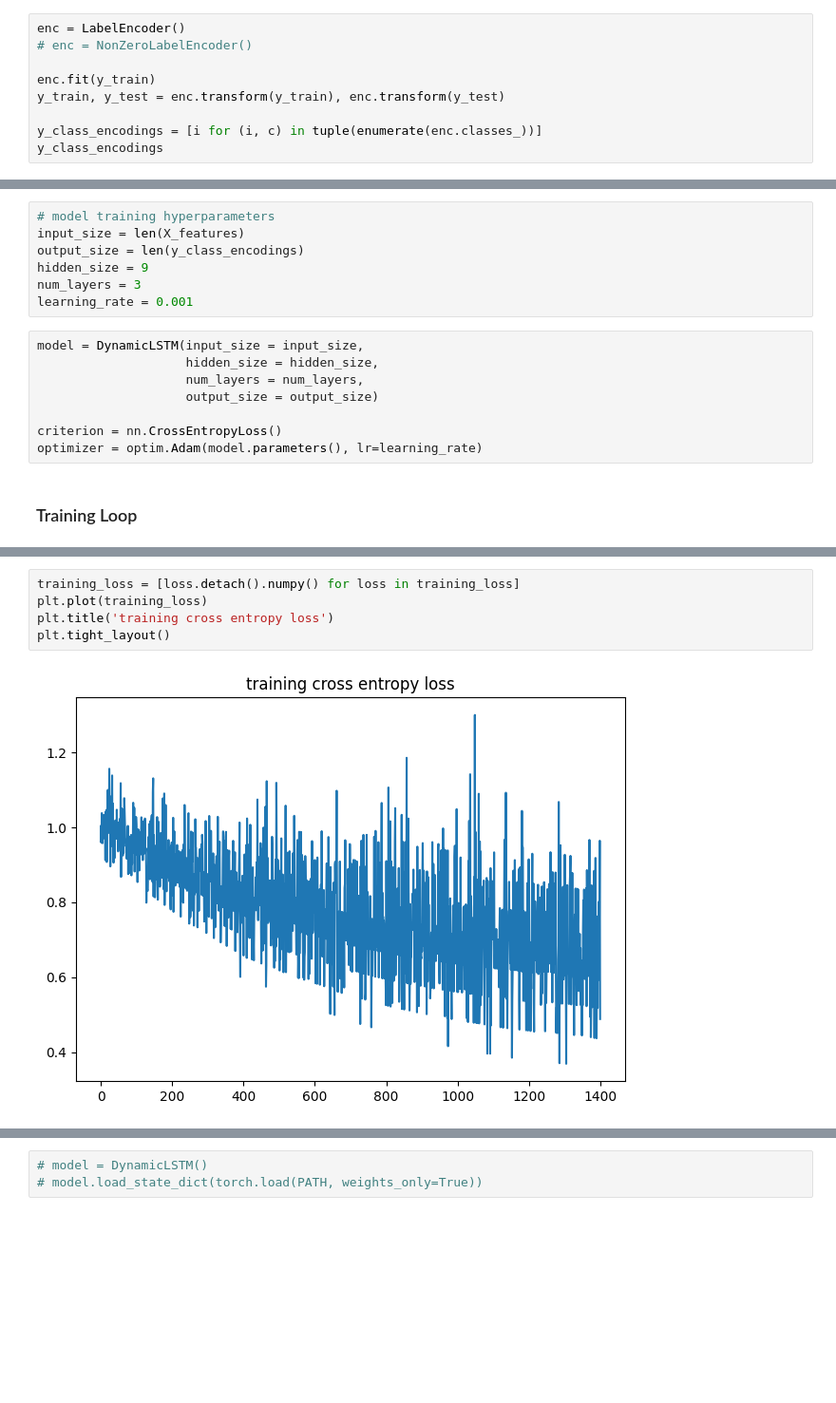
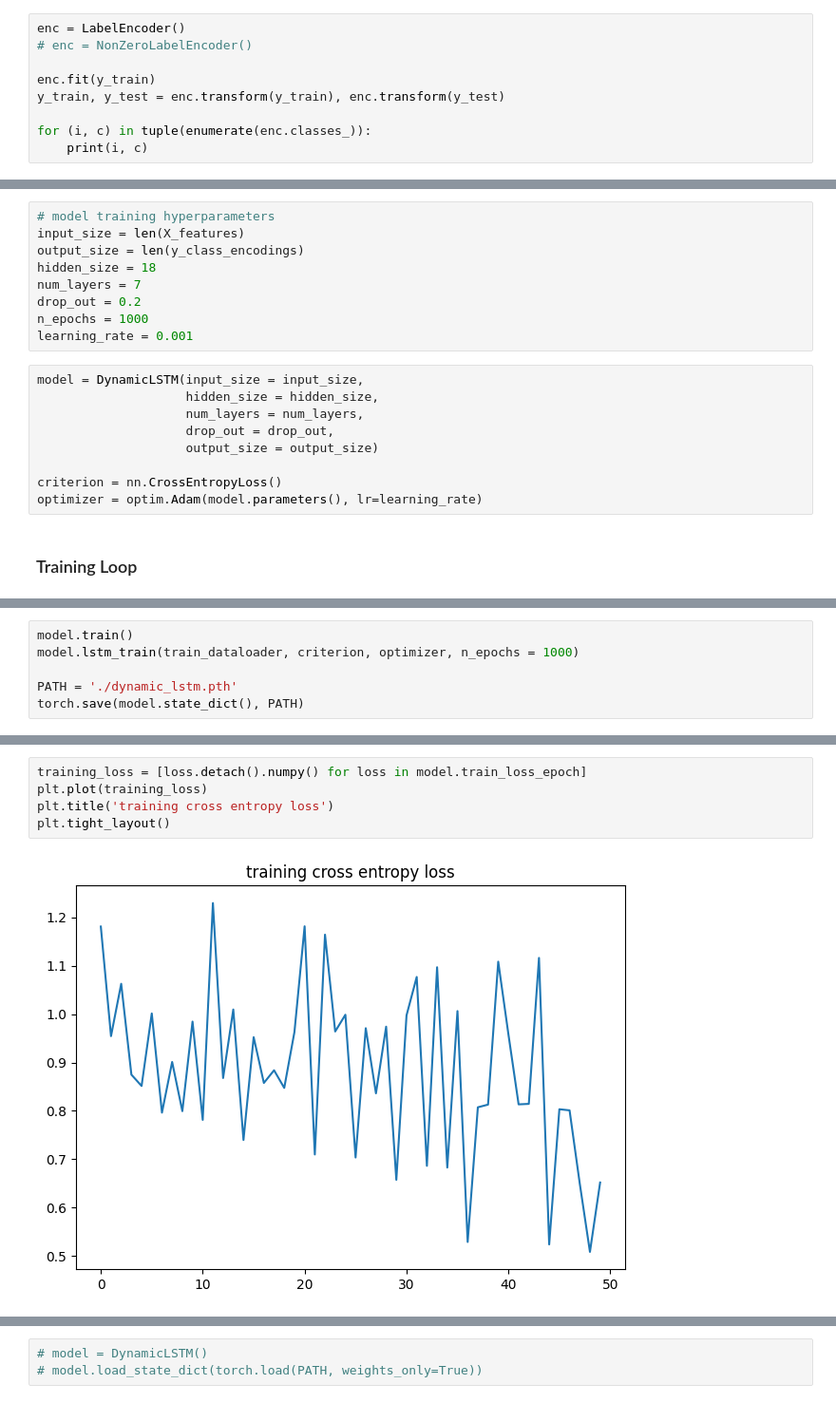
Before and after one commit to kmazurczyk/power-grid-time-series-classification, a Jupyter notebook: models/LSTM-RNN.ipynb, the cells around one changed output, grey strips where cells are left out. Shown at 95% size. Cells and saved outputs as stored; diff of their text form; blank space fills up the shorter version.

Commit message:
data augmentation for LSTM

```diff
--- a/models/LSTM-RNN.ipynb
+++ b/models/LSTM-RNN.ipynb
@@ -88,6 +88,6 @@ enc = LabelEncoder()
 enc.fit(y_train)
 y_train, y_test = enc.transform(y_train), enc.transform(y_test)
 
-y_class_encodings = [i for (i, c) in tuple(enumerate(enc.classes_))]
-y_class_encodings
+for (i, c) in tuple(enumerate(enc.classes_)):
+    print(i, c)
 # %% [output]
@@ -134,13 +163,16 @@ test_dataloader = DataLoader(test_dataset, batch_size=16, shuffle=True, collate_
 # model training hyperparameters
 input_size = len(X_features)
 output_size = len(y_class_encodings)
-hidden_size = 9
-num_layers = 3
+hidden_size = 18
+num_layers = 7
+drop_out = 0.2
+n_epochs = 1000
 learning_rate = 0.001
 # %%
 model = DynamicLSTM(input_size = input_size,
                     hidden_size = hidden_size,
                     num_layers = num_layers,
+                    drop_out = drop_out,
                     output_size = output_size)
 
 criterion = nn.CrossEntropyLoss()
@@ -210,0 +182,6 @@ Epoch: 50/50, Step 28, Training Loss 0.4882, Accuracy 0.7602
+# %%
+model.train()
+model.lstm_train(train_dataloader, criterion, optimizer, n_epochs = 1000)
+
+PATH = './dynamic_lstm.pth'
+torch.save(model.state_dict(), PATH)
@@ -211,8 +206,8 @@ Epoch: 50/50, Step 28, Training Loss 0.4882, Accuracy 0.7602
 # %%
-training_loss = [loss.detach().numpy() for loss in training_loss]
+training_loss = [loss.detach().numpy() for loss in model.train_loss_epoch]
 plt.plot(training_loss)
 plt.title('training cross entropy loss')
 plt.tight_layout()
 # %% [output]
-[figure, old version]
+[figure, new version]
 # %%
```
Also changed, not shown: parts of 13 cells of this notebook, 3 other files.
